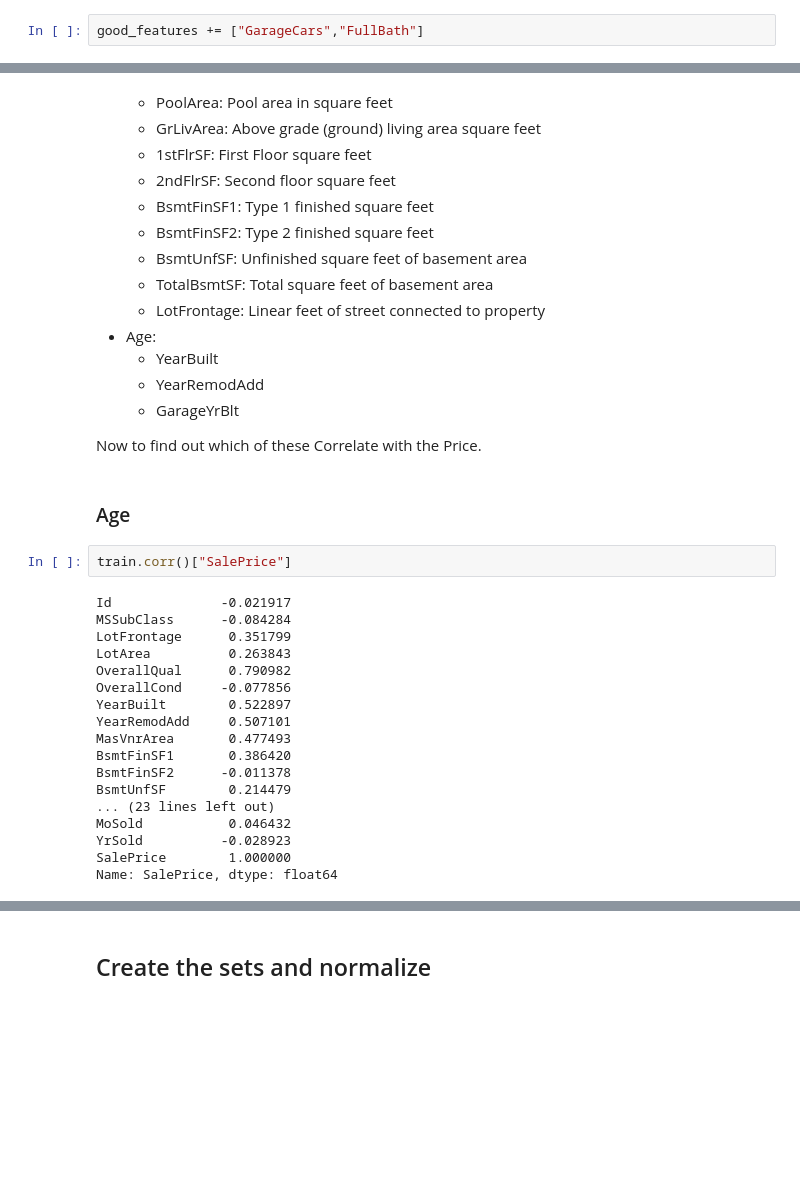
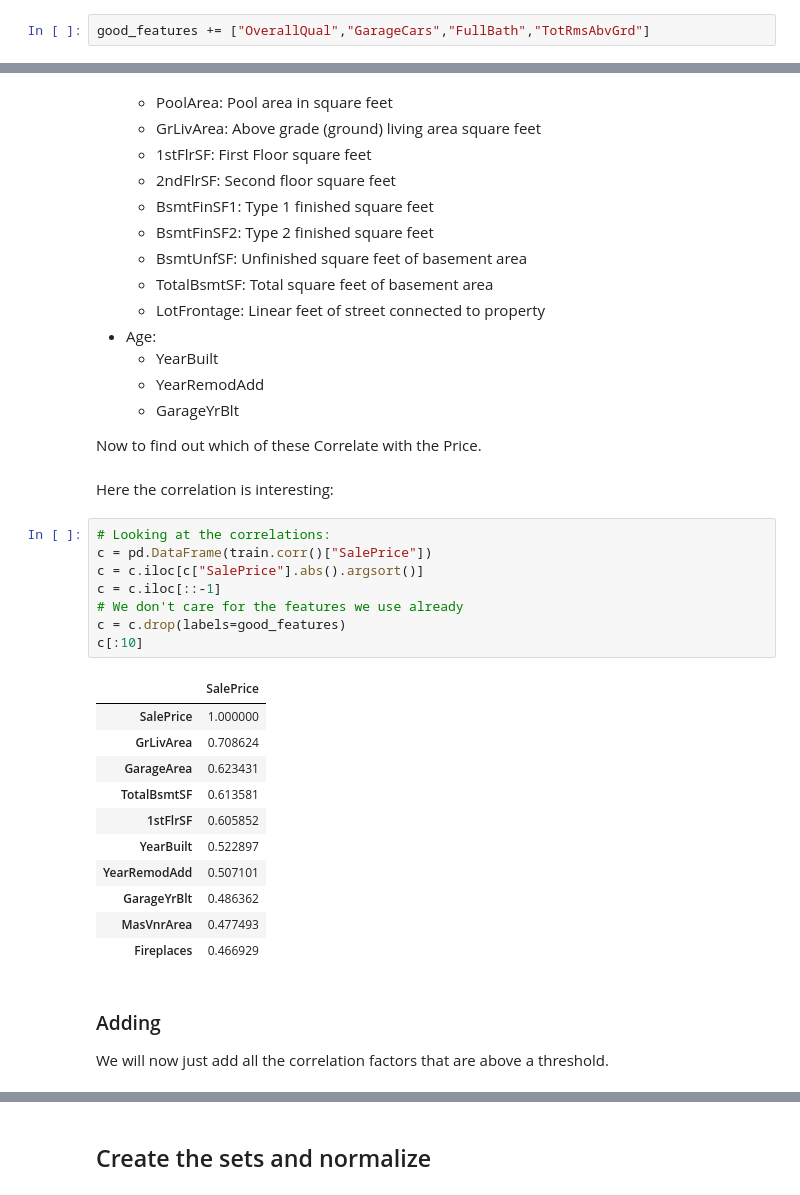
Before and after one commit to ctittel/kaggle-housing, a Jupyter notebook: kaggle-housing.ipynb, the cells around one changed output, grey strips where cells are left out. Saved outputs shown, nothing was run; the diff lists cells and outputs as text; blank space fills up the shorter version.

```diff
--- a/kaggle-housing.ipynb
+++ b/kaggle-housing.ipynb
@@ -196,5 +153,5 @@ for dataset in combine:
 # %%
-good_features += ["GarageCars","FullBath"]
+good_features += ["OverallQual","GarageCars","FullBath","TotRmsAbvGrd"]
 # %% [markdown]
 ## Neighborhood
 These features also show a good correlation, but they are strings and must be converted to numbers.
@@ -358,25 +315,28 @@ excluded_features["distinct_values"]
     - GarageYrBlt
 
 Now to find out which of these Correlate with the Price.
-# %% [markdown]
-### Age
-# %%
-train.corr()["SalePrice"]
-# %% [output]
-Id              -0.021917
-MSSubClass      -0.084284
-LotFrontage      0.351799
-LotArea          0.263843
-OverallQual      0.790982
-OverallCond     -0.077856
-YearBuilt        0.522897
-YearRemodAdd     0.507101
-MasVnrArea       0.477493
-BsmtFinSF1       0.386420
-BsmtFinSF2      -0.011378
-BsmtUnfSF        0.214479
-... (23 lines left out)
-MoSold           0.046432
-YrSold          -0.028923
-SalePrice        1.000000
-Name: SalePrice, dtype: float64
+# %% [markdown]
+Here the correlation is interesting:
+# %%
+# Looking at the correlations:
+c = pd.DataFrame(train.corr()["SalePrice"])
+c = c.iloc[c["SalePrice"].abs().argsort()]
+c = c.iloc[::-1]
+# We don't care for the features we use already
+c = c.drop(labels=good_features)
+c[:10]
+# %% [output]
+|  | SalePrice |
+| SalePrice | 1.000000 |
+| GrLivArea | 0.708624 |
+| GarageArea | 0.623431 |
+| TotalBsmtSF | 0.613581 |
+| 1stFlrSF | 0.605852 |
+| YearBuilt | 0.522897 |
+| YearRemodAdd | 0.507101 |
+| GarageYrBlt | 0.486362 |
+| MasVnrArea | 0.477493 |
+| Fireplaces | 0.466929 |
+# %% [markdown]
+### Adding
+We will now just add all the correlation factors that are above a threshold.
```
Also changed, not shown: parts of 11 cells of this notebook, 1 other file.
